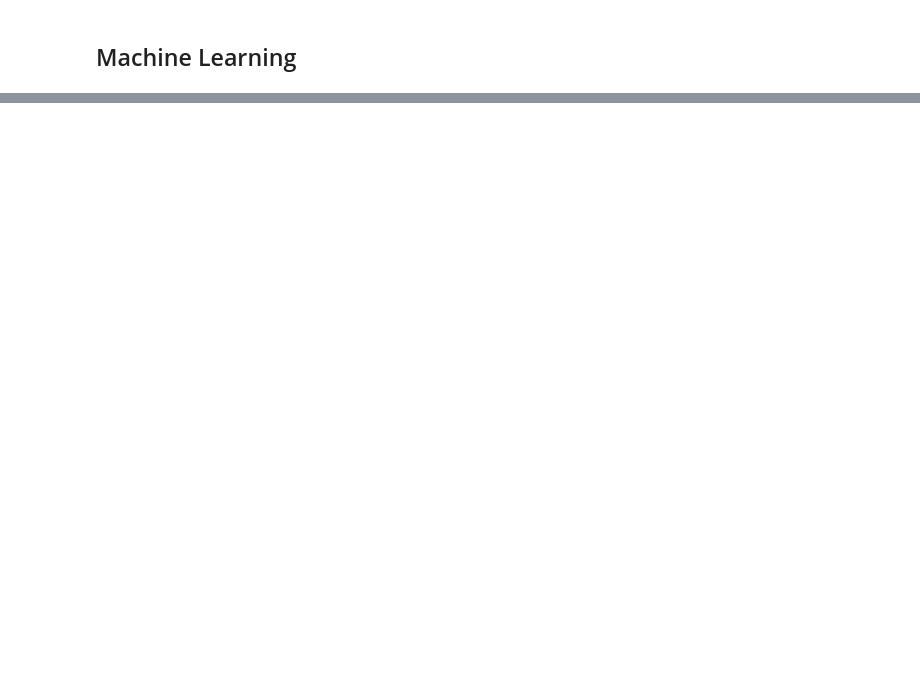
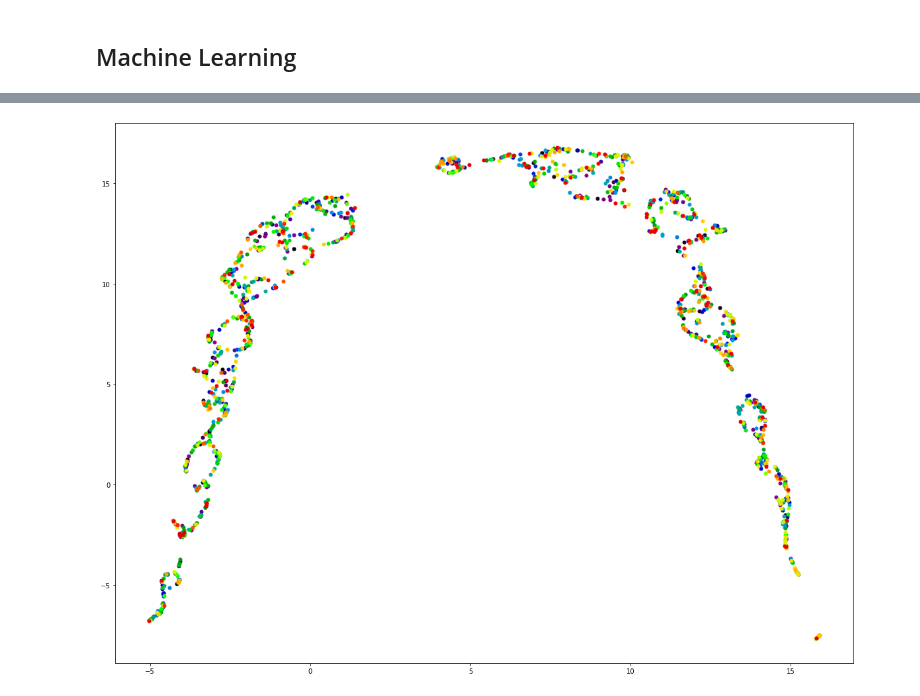
Before and after one commit to sciapponi/LyricStyleSpace, a Jupyter notebook: metric_learning.ipynb, the cells around one changed output, grey strips where cells are left out. Cells and saved outputs as stored; diff of their text form; code cells hidden in the pictures; blank space fills up the shorter version.

Commit message:
More UMAP

```diff
--- a/metric_learning.ipynb
+++ b/metric_learning.ipynb
@@ -266,7 +380,5 @@ def get_all_embeddings(dataloader, model):
   return torch.vstack(embeddings), torch.cat(labels)
 # %%
 embeddings, labels = get_all_embeddings(test_loader, model)
-# %%
-labels = torch.cat(labels)
 # %%
 !pip install umap-learn
@@ -275,5 +405,27 @@ import umap
 from pytorch_metric_learning import testers
 
 umap_visualizer = umap.UMAP()
-embeddings, labels = testers.BaseTester().get_all_embeddings(test_features, model)
-embeddings_rediced = umap_visualizer.fit_transform(embeddings.cpu().numpy())
+# embeddings, labels = testers.BaseTester().get_all_embeddings(test_features, model)
+embeddings_reduced = umap_visualizer.fit_transform(embeddings.cpu().numpy())
+# %%
+from cycler import cycler
+
+def visualize_embeddings(embeddings, labels):
+  label_set = np.unique(labels)
+  num_classes = len(label_set)
+  plt.figure(figsize=(20,15))
+  plt.gca().set_prop_cycle(
+      cycler(
+          "color", [plt.cm.nipy_spectral(i) for i in np.linspace(0,0.9, num_classes)]
+      )
+  )
+
+  for i in range(num_classes):
+    idx = (labels==label_set[i])
+    plt.plot(embeddings[idx,0], embeddings[idx,1], ".", markersize=10, label=i)
+  #plt.legend(loc="best", markerscale=10)
+  plt.show()
+# %%
+visualize_embeddings(embeddings_reduced, labels.cpu().numpy())
+# %% [output]
+[figure, added]
```
Also changed, not shown: parts of 13 cells of this notebook.
